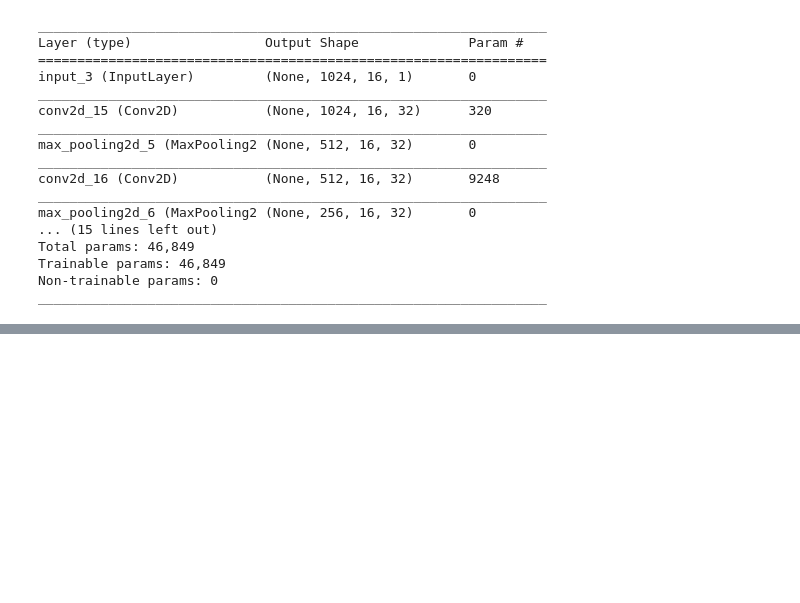
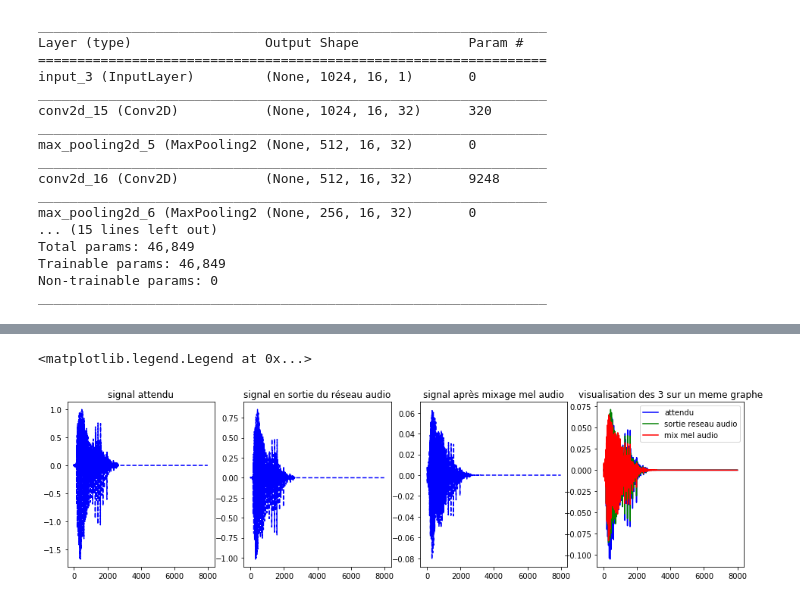
Before and after one commit to JoachimROSSEEL/AudioSuperResolution, a Jupyter notebook: super_resolution_with_wav_and_mel.ipynb, the cells around one changed output, grey strips where cells are left out. Drawn from its saved outputs; the diff is of its cells as text; code cells hidden in the pictures; blank space fills up the shorter version.

```diff
--- a/super_resolution_with_wav_and_mel.ipynb
+++ b/super_resolution_with_wav_and_mel.ipynb
@@ -439,23 +481,26 @@ title("signal après mixage mel audio")
 # %%
-lim_sup=2100
-lim_min=2000
+lim_sup=7999
+lim_min=0
 
 plt.figure(figsize=(16, 4))
 plt.subplot(1,4,1)
-plt.plot(xtest3[lim_min:lim_sup],"bo--")
+plt.plot(xtest3[lim_min:lim_sup],"b--")
 title("signal attendu")
 plt.subplot(1,4,2)
-plt.plot(y3[lim_min:lim_sup],"bo--")
+plt.plot(y3[lim_min:lim_sup],"b--")
 
 title("signal en sortie du réseau audio")
 plt.subplot(1,4,3)
-plt.plot(mix_audio[p3][lim_min:lim_sup],"bo--")
+plt.plot(mix_audio[p3][lim_min:lim_sup],"b--")
 title("signal après mixage mel audio")
 plt.subplot(1,4,4)
-plt.plot(xtest3[lim_min:lim_sup]*1/np.linalg.norm(xtest3),"bo",label="attendu")
-plt.plot(y3[lim_min:lim_sup]*1/np.linalg.norm(y3),"go",label="sortie reseau audio")
-plt.plot(mix_audio[p3][lim_min:lim_sup]*1/np.linalg.norm(mix_audio[p3]),"ro",label="mix mel audio")
+plt.plot(xtest3[lim_min:lim_sup]*1/np.linalg.norm(xtest3),"b",label="attendu")
+plt.plot(y3[lim_min:lim_sup]*1/np.linalg.norm(y3),"g",label="sortie reseau audio")
+plt.plot(mix_audio[p3][lim_min:lim_sup]*1/np.linalg.norm(mix_audio[p3]),"r",label="mix mel audio")
 title("visualisation des 3 sur un meme graphe")
 plt.legend()
+# %% [output]
+<matplotlib.legend.Legend at 0x...>
+[figure, added]
 # %%
 print(mse_melSpectro(Xtest_mel,Xtest_fil_mel))
```
Also changed, not shown: parts of 39 cells of this notebook.
